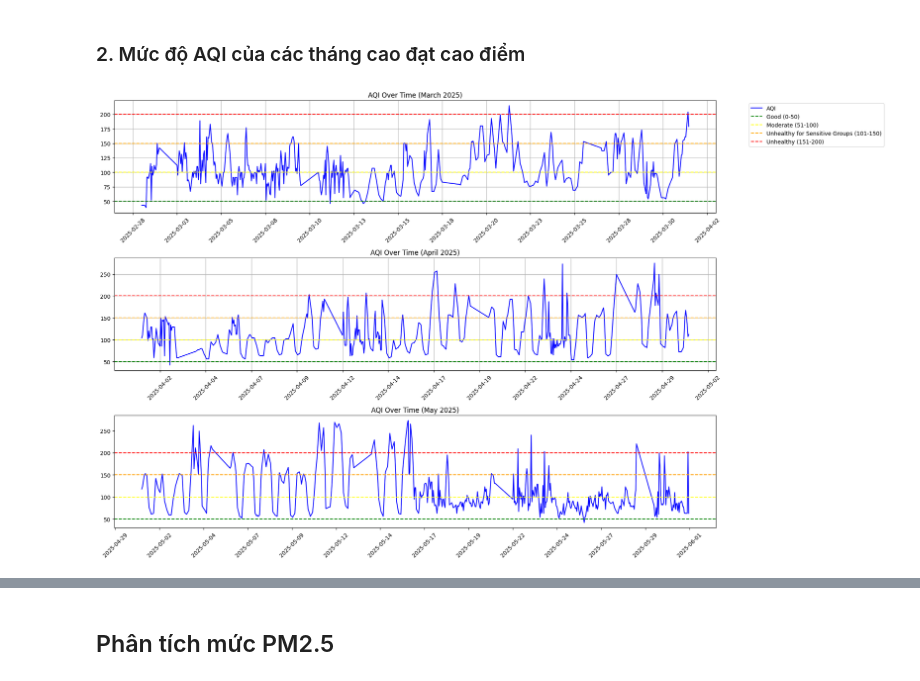
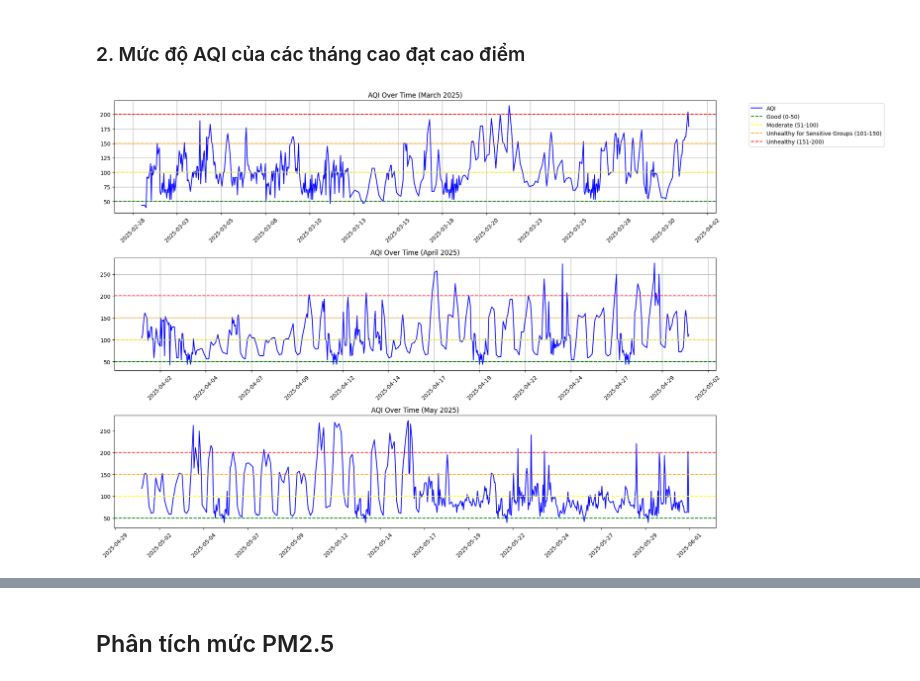
Before and after one commit to son3005/air-quality-forecasting, a Jupyter notebook: clean_explore_data.ipynb, the cells around one changed output, grey strips where cells are left out. Drawn from its saved outputs; the diff is of its cells as text; code cells hidden in the pictures.

Commit message:
Cập nhật lại hoàn chỉnh phần tiền xử lý và phân tích khám phá dữ liệu, triển khai models

```diff
--- a/clean_explore_data.ipynb
+++ b/clean_explore_data.ipynb
@@ -103,0 +62,39 @@ ValueError: could not convert string to float: 'n'
+# %%
+# Xử lý pod
+df_weather['pod'] = df_weather['pod'].map({'d': 1, 'n': 0})
+
+# Xử lý hướng gió
+# hướng gió giao động trong khoảng 0-360 độ, ta sẽ tách ra thành 2 thành phần x, y theo công thức: X = Seep * Cos(Dir), Y = Seep * Sin(Dir)
+# đổi sang radian
+df_weather['wind_dir_rad'] = np.deg2rad(df_weather['wind_dir'])
+
+# tính thành phần x, y
+df_weather['wind_x'] = df_weather['wind_spd'] * np.cos(df_weather['wind_dir_rad'])
+df_weather['wind_y'] = df_weather['wind_spd'] * np.sin(df_weather['wind_dir_rad'])
+
+# tính wind sin và wind cos
+df_weather['wind_sin'] = np.sin(df_weather['wind_dir_rad'])
+df_weather['wind_cos'] = np.cos(df_weather['wind_dir_rad'])
+
+# loại bỏ cột không cần thiết
+df_weather.drop(columns=['wind_dir_rad',"wind_x","wind_y"], inplace=True)
+# %%
+# Hàm xử lý dữ liệu bị frozen
+def remove_frozen_days(df, cols):
+    df_out = df.copy()
+    df_out['temp_date'] = df_out.index.date
+    for col in cols:
+        # Nếu cột này đã được biến đổi (như wind_sin), vẫn check được
+        daily_std = df_out.groupby('temp_date')[col].transform('std')
+        mask_frozen = (daily_std == 0)
+        # Lưu ý: Không áp dụng cho 'pod' (vì ngày/đêm đổi ít) và 'precip' (mưa)
+        if col not in ['pod', 'precip']:
+             df_out.loc[mask_frozen, col] = np.nan
+    return df_out.drop(columns=['temp_date'])
+
+# Merge dữ liệu air và weather
+df_merged = pd.concat([df_air, df_weather], axis=1)
+
+# Các columns cần kiểm tra frozen
+check_cols = features_air + ['temp', 'rh', 'pres', 'wind_spd', 'clouds', 'precip', 'dewpt']
+df_merged = remove_frozen_days(df_merged, check_cols)
@@ -227,7 +284,7 @@ Dựa trên kết quả phân tích chuỗi dữ liệu thời gian từ ngày 0
 fig, axo = plt.subplots(3,1, figsize =(20,12))
 
 # Biểu đồ đường AQI tháng 3/2025 --- IGNORE ---
-axo[0].plot(df_merged["2025-03-01":"2025-03-31"]["aqi"], color='blue', label='AQI')
+axo[0].plot(df_final["2025-03-01":"2025-03-31"]["aqi"], color='blue', label='AQI')
 axo[0].set_title('AQI Over Time (March 2025)')
 axo[0].grid(True)
 axo[0].axhline(y=50, color='green', linestyle='--', label='Good (0-50)')
@@ -236,37 +293,37 @@ axo[0].axhline(y=150, color='orange', linestyle='--', label='Unhealthy for Sensi
 axo[0].axhline(y=200, color='red', linestyle='--', label='Unhealthy (151-200)')
 axo[0].legend(bbox_to_anchor=(1.05, 1), loc='upper left')
 # Biểu đồ đường AQI tháng 4/2025
-axo[1].plot(df_merged["2025-04-01":"2025-04-30"]["aqi"], color='blue', label='AQI')
+axo[1].plot(df_final["2025-04-01":"2025-04-30"]["aqi"], color='blue', label='AQI')
 axo[1].set_title('AQI Over Time (April 2025)')
 axo[1].grid(True)
 axo[1].axhline(y=50, color='green', linestyle='--', label='Good (0-50)')
 axo[1].axhline(y=100, color='yellow', linestyle='--', label='Moderate (51-100)')
 axo[1].axhline(y=150, color='orange', linestyle='--', label='Unhealthy for Sensitive Groups (101-150)')
 axo[1].axhline(y=200, color='red', linestyle='--', label='Unhealthy (151-200)')
 
 
 # Biểu đồ đường AQI tháng 5/2025
-axo[2].plot(df_merged["2025-05-01":"2025-05-31"]["aqi"], color='blue', label='AQI')
+axo[2].plot(df_final["2025-05-01":"2025-05-31"]["aqi"], color='blue', label='AQI')
 axo[2].set_title('AQI Over Time (May 2025)')
 axo[2].axhline(y=50, color='green', linestyle='--', label='Good (0-50)')
 axo[2].axhline(y=100, color='yellow', linestyle='--', label='Moderate (51-100)')
 axo[2].axhline(y=150, color='orange', linestyle='--', label='Unhealthy for Sensitive Groups (101-150)')
 axo[2].axhline(y=200, color='red', linestyle='--', label='Unhealthy (151-200)')
 
 
 
 # Đặt x chỉ hiện thị 15 mốc
 for ax in axo:
     ax.xaxis.set_major_locator(plt.MaxNLocator(15))
 
 # Xoay nhãn trục x để dễ đọc
 for ax in axo:
     ax.tick_params(axis='x', rotation=45)
 
 
 # Hiển thị Biểu đồ
 plt.tight_layout()
 plt.show()
 # %% [output]
-[figure, old version]
+[figure, new version]
 # %% [markdown]
```
Also changed, not shown: parts of 71 cells of this notebook, 2 other files.
